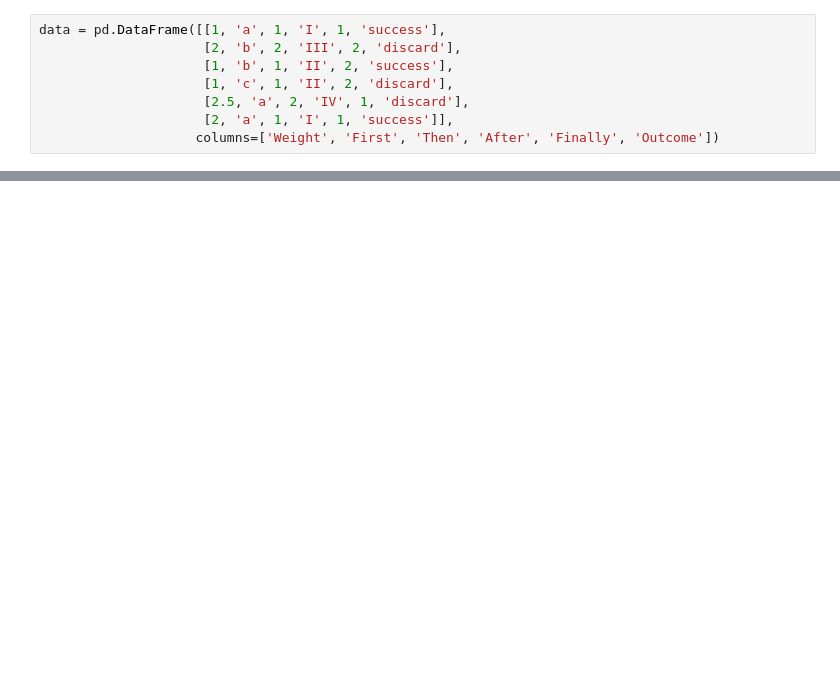
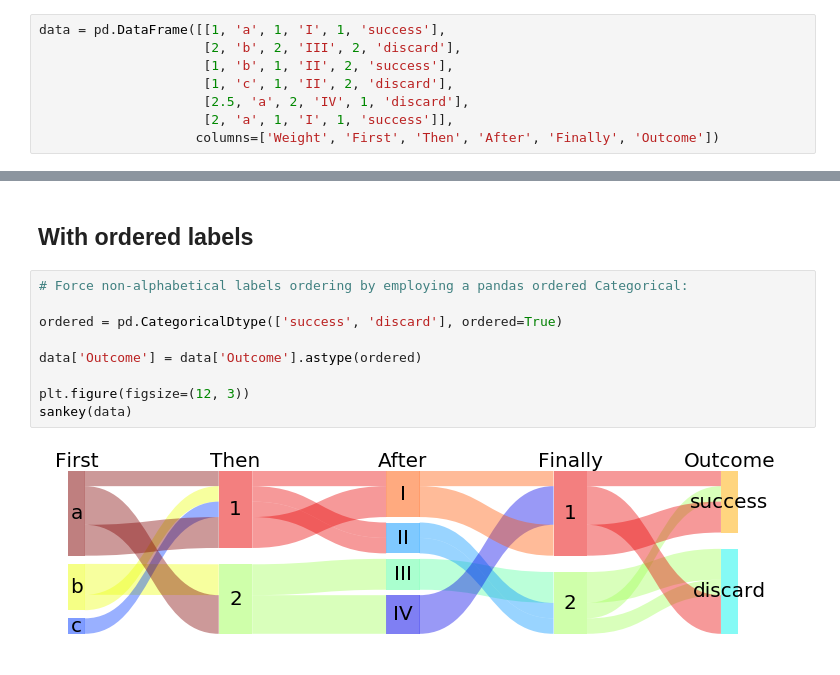
Before and after one commit to toobaz/mpl_sankey, a Jupyter notebook: notebooks/Examples.ipynb, the cells around one changed output, grey strips where cells are left out. Saved outputs shown, nothing was run; the diff lists cells and outputs as text; blank space fills up the shorter version.

```diff
--- a/notebooks/Examples.ipynb
+++ b/notebooks/Examples.ipynb
@@ -54,0 +67,13 @@ sankey(data.loc[:, :'Then'],
+# %% [markdown]
+## With ordered labels
+# %%
+# Force non-alphabetical labels ordering by employing a pandas ordered Categorical:
+
+ordered = pd.CategoricalDtype(['success', 'discard'], ordered=True)
+
+data['Outcome'] = data['Outcome'].astype(ordered)
+
+plt.figure(figsize=(12, 3))
+sankey(data)
+# %% [output]
+[figure, added]
```
Also changed, not shown: parts of 13 cells of this notebook.
